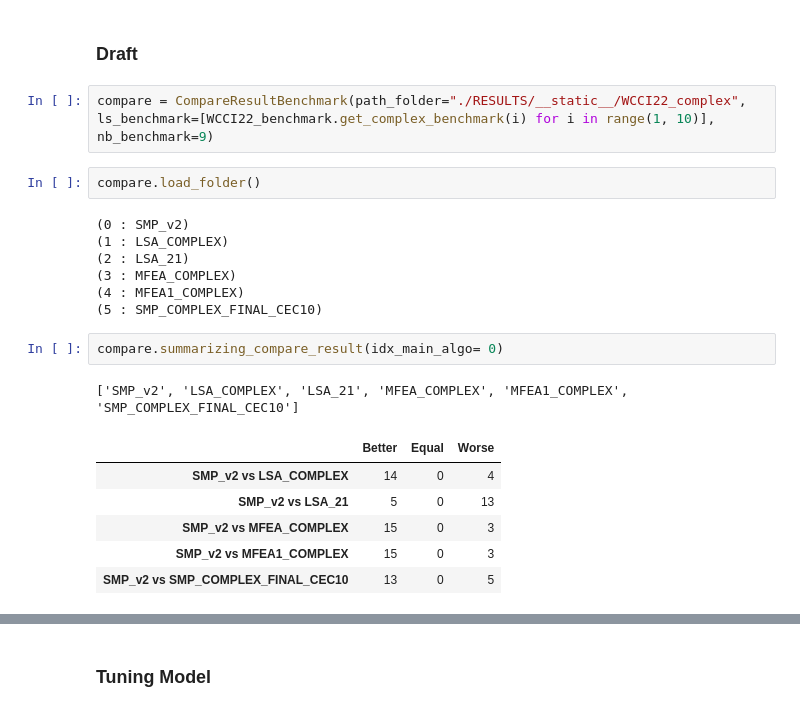
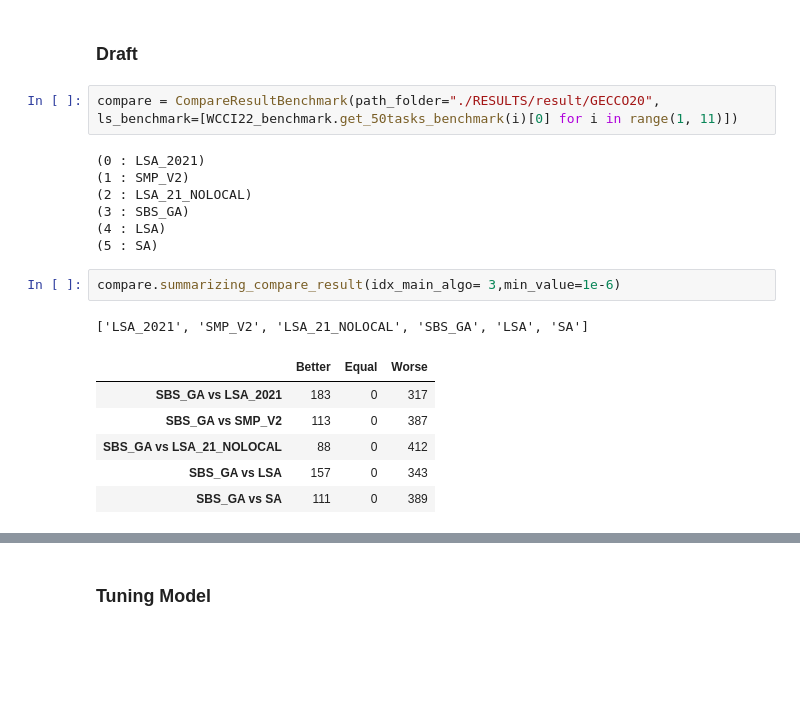
Before and after one commit to KM-MSO/MFEA_MSO, a Jupyter notebook: 7_multi_run.ipynb, the cells around one changed output, grey strips where cells are left out. Cells and saved outputs as stored; diff of their text form; blank space fills up the shorter version.

Commit message:
fix compare benchmark

```diff
--- a/7_multi_run.ipynb
+++ b/7_multi_run.ipynb
@@ -13,24 +13,22 @@ from MFEA_lib.operators.Search import *
 # %% [markdown]
 ### Draft
 # %%
-compare = CompareResultBenchmark(path_folder="./RESULTS/__static__/WCCI22_complex", ls_benchmark=[WCCI22_benchmark.get_complex_benchmark(i) for i in range(1, 10)], nb_benchmark=9)
+compare = CompareResultBenchmark(path_folder="./RESULTS/result/GECCO20", ls_benchmark=[WCCI22_benchmark.get_50tasks_benchmark(i)[0] for i in range(1, 11)])
+# %% [output]
+(0 : LSA_2021)
+(1 : SMP_V2)
+(2 : LSA_21_NOLOCAL)
+(3 : SBS_GA)
+(4 : LSA)
+(5 : SA)
-# %%
-compare.load_folder()
-# %% [output]
-(0 : SMP_v2)
-(1 : LSA_COMPLEX)
-(2 : LSA_21)
-(3 : MFEA_COMPLEX)
-(4 : MFEA1_COMPLEX)
-(5 : SMP_COMPLEX_FINAL_CEC10)
 # %%
-compare.summarizing_compare_result(idx_main_algo= 0)
+compare.summarizing_compare_result(idx_main_algo= 3,min_value=1e-6)
 # %% [output]
-['SMP_v2', 'LSA_COMPLEX', 'LSA_21', 'MFEA_COMPLEX', 'MFEA1_COMPLEX', 'SMP_COMPLEX_FINAL_CEC10']
+['LSA_2021', 'SMP_V2', 'LSA_21_NOLOCAL', 'SBS_GA', 'LSA', 'SA']
 |  | Better | Equal | Worse |
-| SMP_v2 vs LSA_COMPLEX | 14 | 0 | 4 |
-| SMP_v2 vs LSA_21 | 5 | 0 | 13 |
-| SMP_v2 vs MFEA_COMPLEX | 15 | 0 | 3 |
-| SMP_v2 vs MFEA1_COMPLEX | 15 | 0 | 3 |
-| SMP_v2 vs SMP_COMPLEX_FINAL_CEC10 | 13 | 0 | 5 |
+| SBS_GA vs LSA_2021 | 183 | 0 | 317 |
+| SBS_GA vs SMP_V2 | 113 | 0 | 387 |
+| SBS_GA vs LSA_21_NOLOCAL | 88 | 0 | 412 |
+| SBS_GA vs LSA | 157 | 0 | 343 |
+| SBS_GA vs SA | 111 | 0 | 389 |
 # %%
```
Also changed, not shown: parts of 2 cells of this notebook, 1 other file.
